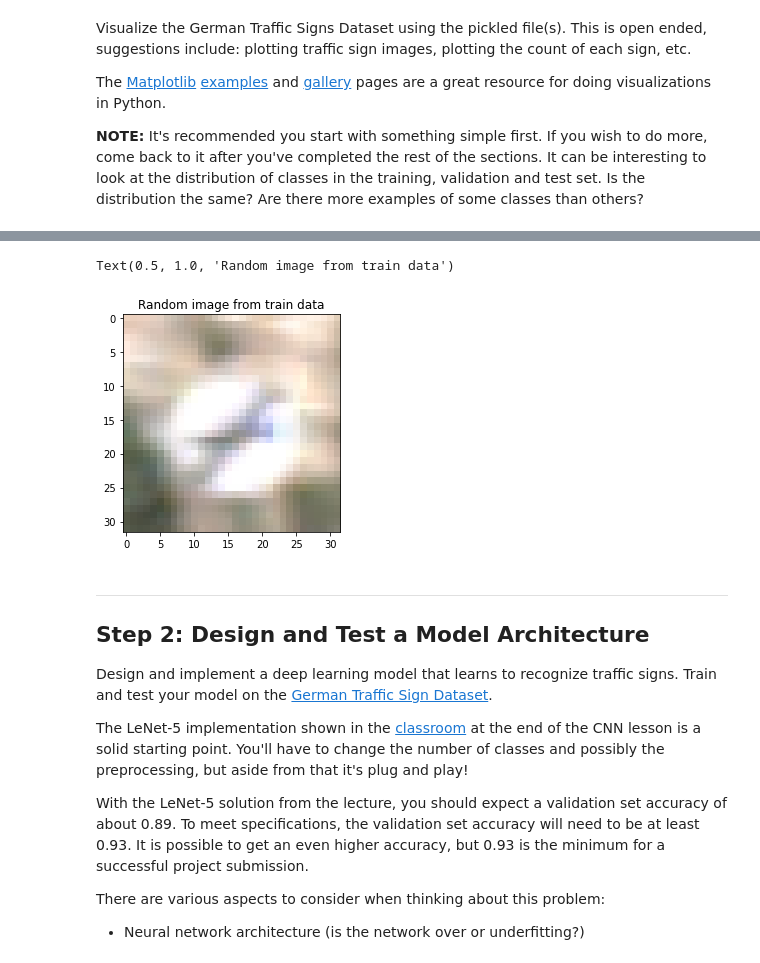
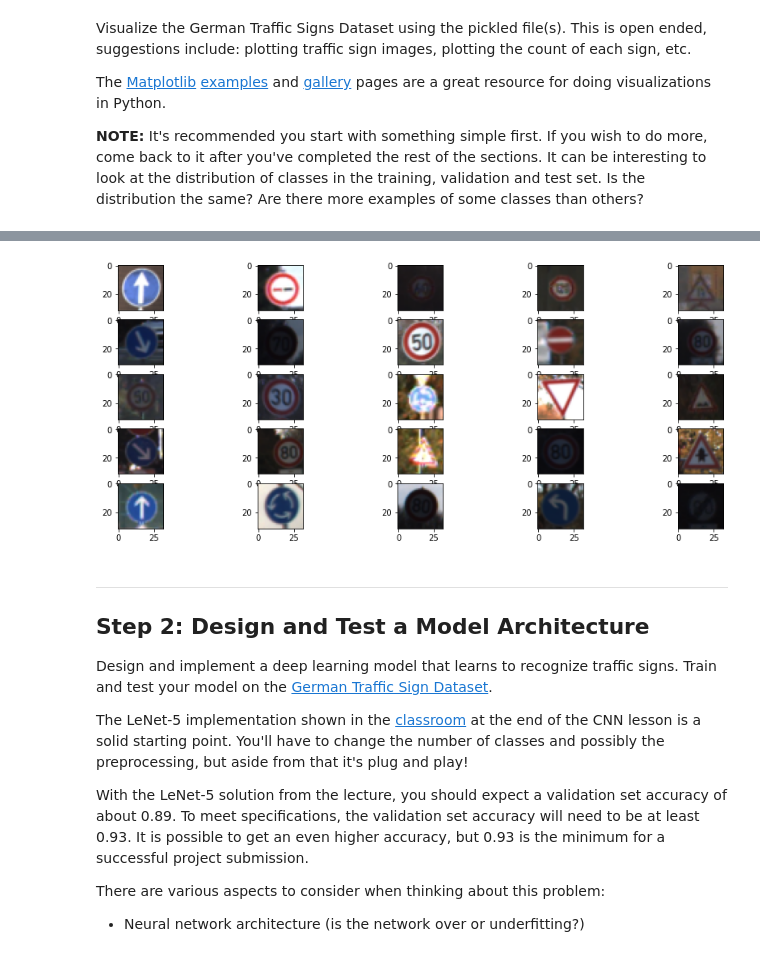
Before and after one commit to murilo25/Traffic-Sign-Classifier, a Jupyter notebook: Traffic_Sign_Classifier.ipynb, the cells around one changed output, grey strips where cells are left out. Saved outputs shown, nothing was run; the diff lists cells and outputs as text; code cells hidden in the pictures.

```diff
--- a/Traffic_Sign_Classifier.ipynb
+++ b/Traffic_Sign_Classifier.ipynb
@@ -110,12 +111,15 @@ plt.show()
-# %%
-import random
-r = random.randrange(n_classes)
-#print(x_train[r][:,:,:].shape)
-plt.imshow(x_train[r])
-plt.title("Random image from train data")
-# %% [output]
-Text(0.5, 1.0, 'Random image from train data')
-[figure, removed]
+# %%
+import random
+# Plot random images from the training set
+fig, ax1 = plt.subplots(5,5, figsize=(15, 6))
+ax1 = ax1.flatten()
+
+for i in range(25):
+    index = random.randint(0, len(x_train))
+    image = x_train[index]
+    ax1[i].imshow(image)
+# %% [output]
+[figure, added]
 # %% [markdown]
 ----
 
```
Also changed, not shown: parts of 6 cells of this notebook, 4 other files.
